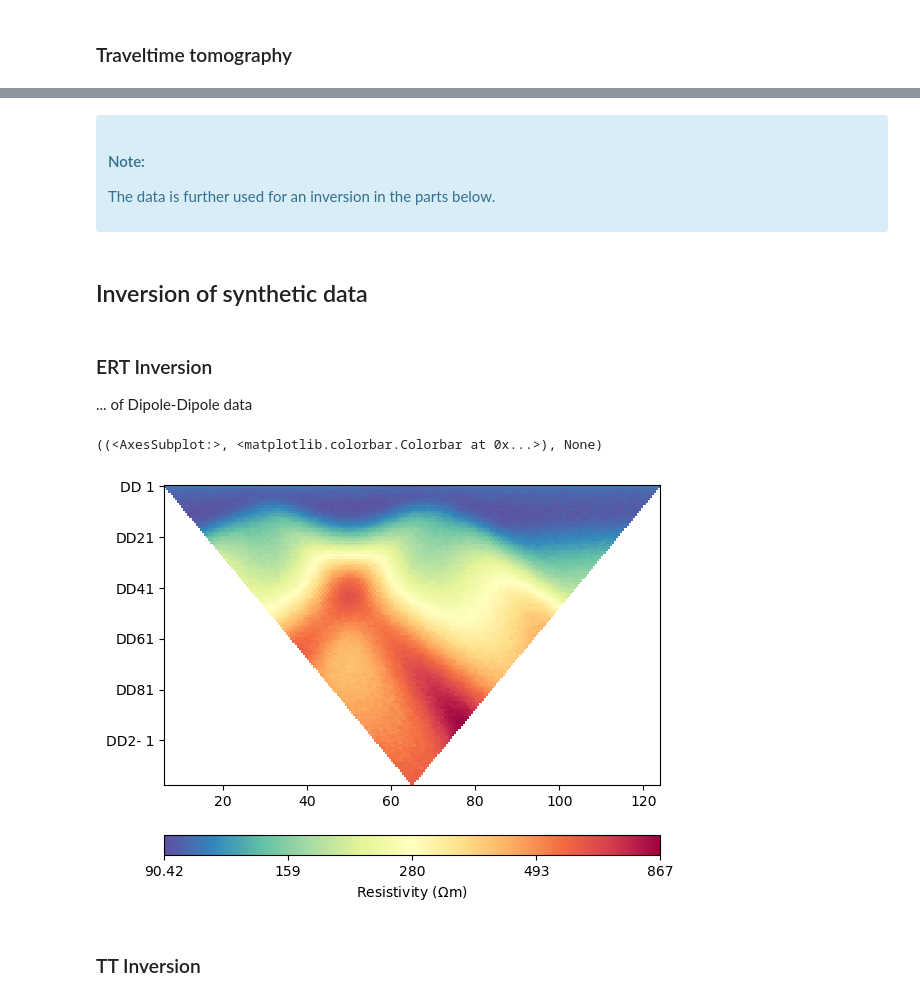
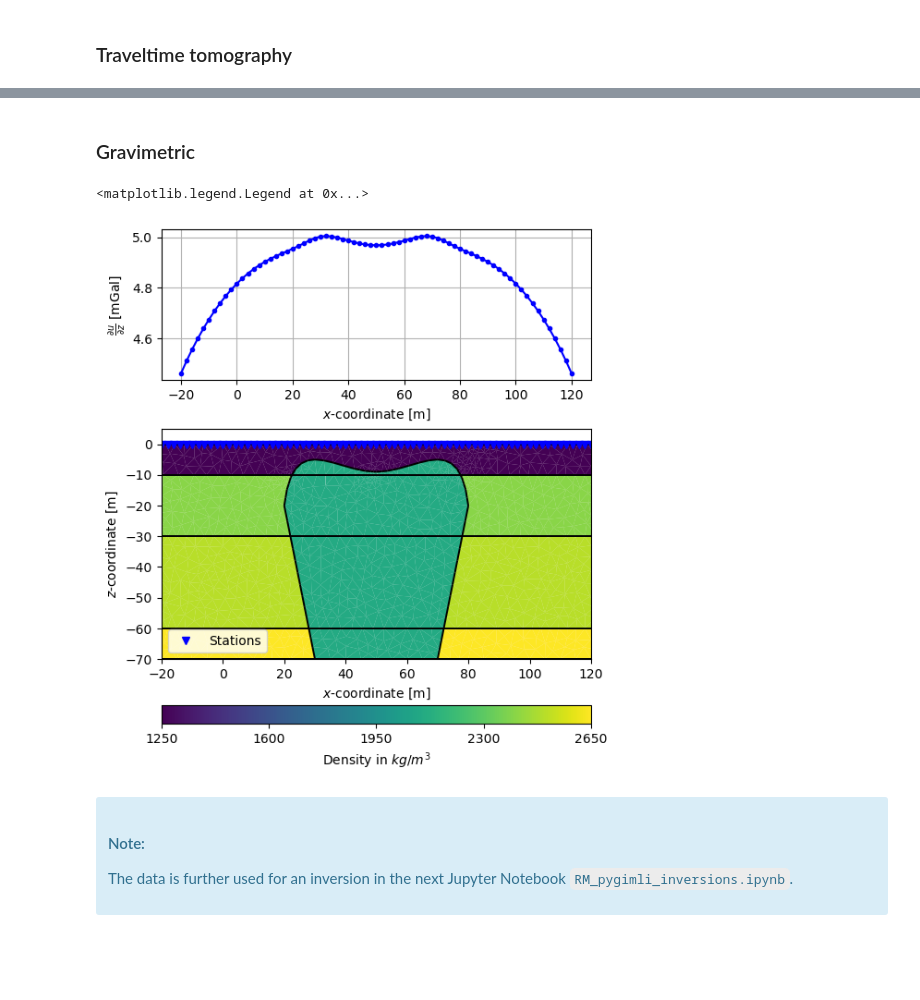
Before and after one commit to ZiegAnt/ResearchModule, a Jupyter notebook: RM_pygimli_computations.ipynb, the cells around one changed output, grey strips where cells are left out. Saved outputs shown, nothing was run; the diff lists cells and outputs as text; code cells hidden in the pictures; blank space fills up the shorter version.

```diff
--- a/RM_pygimli_computations.ipynb
+++ b/RM_pygimli_computations.ipynb
@@ -228,26 +251,35 @@ mgr_tt.showData(tt_data)
+# %% [markdown]
+### Gravimetric
+# %%
+# Define Acquisition stations
+grav_sens = np.linspace(GRAV.sensor_start,GRAV.sensor_end, GRAV.n_sensors)
+grav_pnts = np.array([grav_sens, np.zeros(len(grav_sens))]).T
+
+# Generate data
+dRhoC = pg.solver.parseMapToCellArray([[1,Soil.den],[2,SS.den], [3,CSS.den], [4,basement.den], [5,Diatreme.den]], geom_mesh)
+grav_data = grav.solveGravimetry(geom_mesh, dRhoC, grav_pnts)
+
+# Visualize data
+fig, (ax1,ax2) = plt.subplots(2, 1, figsize=(6, 7), gridspec_kw={'height_ratios': [1, 2]})
+ax1.plot(grav_sens, grav_data, '-b', marker='.')
+pg.show(geom_mesh, ax=ax2, data = denmap, label = 'Density in $kg/m^3$', colorBar =True, logScale=False)
+ax2.plot(grav_sens, grav_sens*0,'bv', label='Stations')
+
+ax1.set_ylabel(r'$\frac{\partial u}{\partial z}$ [mGal]')
+ax1.set_xlabel('$x$-coordinate [m]')
+ax1.grid()
+
+ax2.set_aspect(1)
+ax2.set_xlabel('$x$-coordinate [m]')
+ax2.set_ylabel('$z$-coordinate [m]')
+ax2.set_ylim((-70, 5))
+ax2.set_xlim((grav_sens[0],grav_sens[-1]))
+ax2.legend()
+# %% [output]
+<matplotlib.legend.Legend at 0x...>
+[figure, added]
 # %% [markdown]
 <div class="alert alert-info">
 <h4>Note:</h4>
 
-The data is further used for an inversion in the parts below.
+The data is further used for an inversion in the next Jupyter Notebook ``RM_pygimli_inversions.ipynb``.
-# %% [markdown]
-## Inversion of synthetic data
-# %% [markdown]
-### ERT Inversion
-
-... of Dipole-Dipole data
-# %%
-# Loading ERT Manager
-mgr_dd = ert.ERTManager('SyntheticData/ert_data_dd.dat')
-
-# Load data
-ert_data_dd = ert.load('SyntheticData/ert_data_dd.dat')
-mgr_dd.showData(ert_data_dd)
-
-# Inverting data
-inv = mgr_dd.invert(lam=20, secNodes=2, paraMaxCellSize=20, verbose=True)
-# %% [output]
-((<AxesSubplot:>, <matplotlib.colorbar.Colorbar at 0x...>), None)
-[figure, removed]
-# %% [markdown]
-### TT Inversion
```
Also changed, not shown: parts of 11 cells of this notebook, 9 other files.
